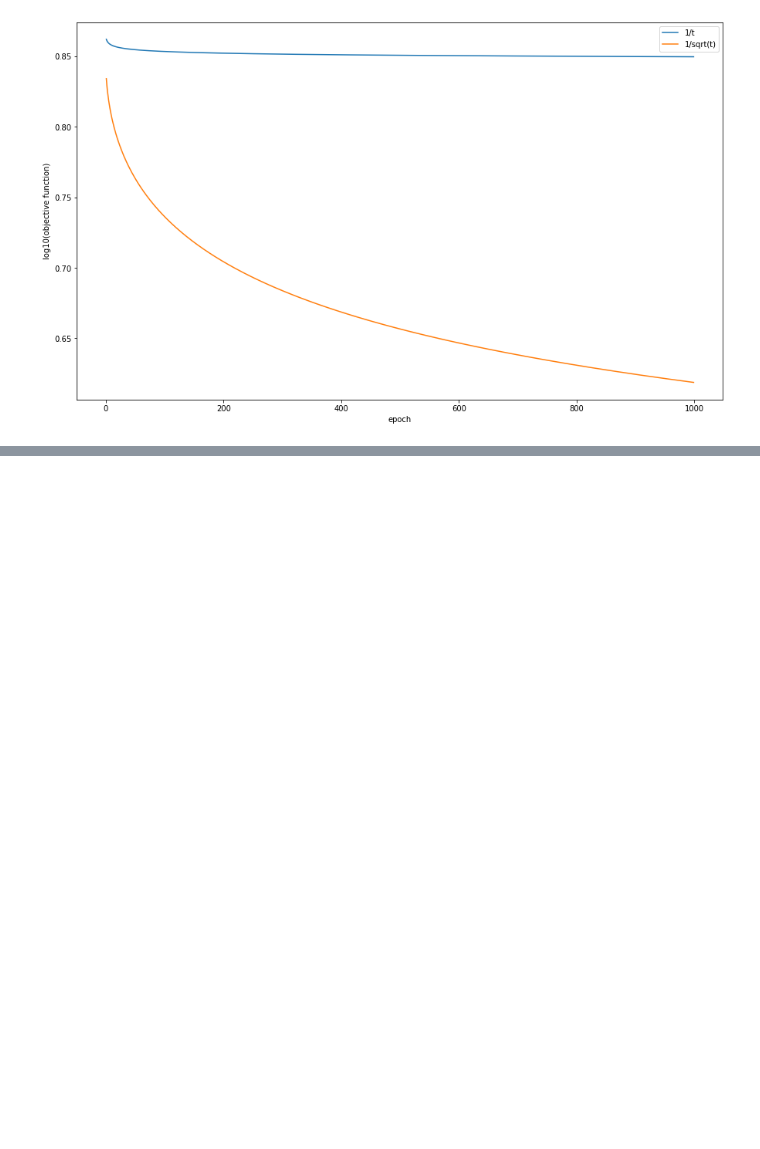
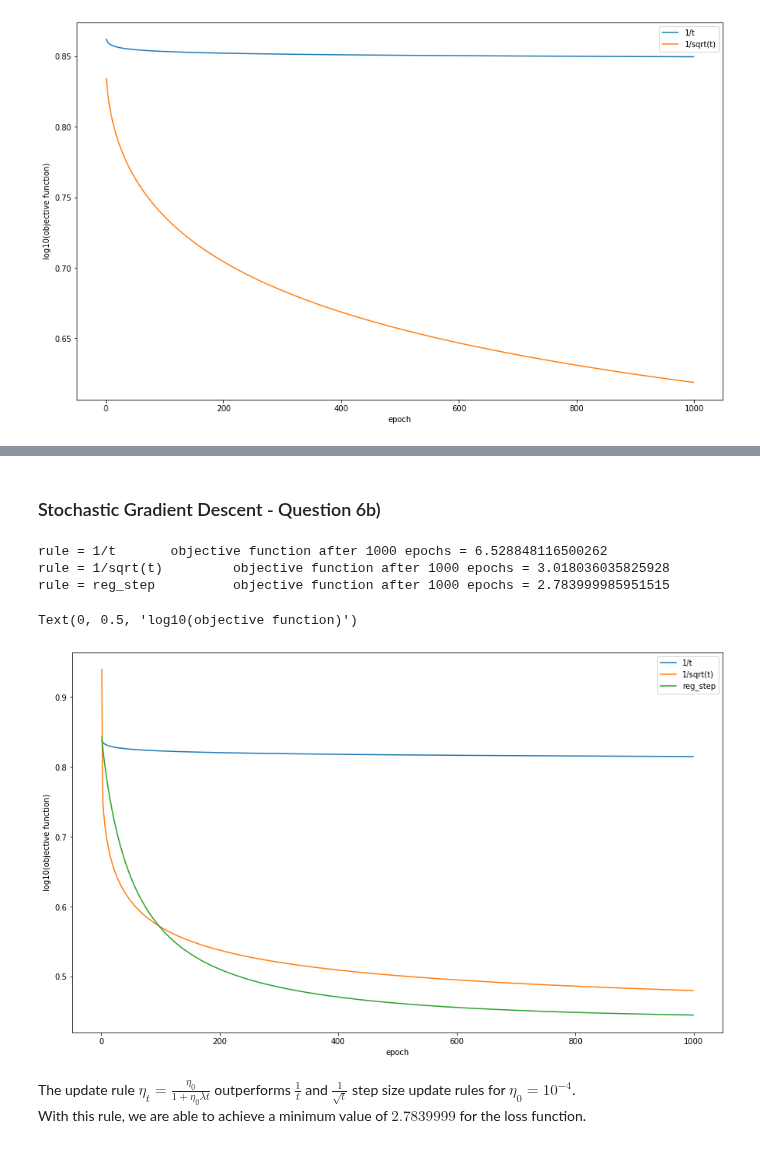
Before and after one commit to nikhilvsupekar/ml-algorithms, a Jupyter notebook: notebooks/hw2_gd_regression.ipynb, the cells around one changed output, grey strips where cells are left out. Drawn from its saved outputs; the diff is of its cells as text; code cells hidden in the pictures; blank space fills up the shorter version.

```diff
--- a/notebooks/hw2_gd_regression.ipynb
+++ b/notebooks/hw2_gd_regression.ipynb
@@ -830,0 +912,2 @@ Text(0, 0.5, 'log10(objective function)')
+# %% [markdown]
+### Stochastic Gradient Descent - Question 6b)
@@ -830,0 +973,31 @@ Text(0, 0.5, 'log10(objective function)')
+# %%
+num_epoch = 1000
+fig, ax = plt.subplots(figsize = (15, 9))
+EPOCH_LIST = list(range(1, num_epoch))
+STEP_RULES = ['1/t', '1/sqrt(t)', 'reg_step']
+LAMBDA_OPT = 10**-1.495
+
+for rule in STEP_RULES:
+    train_theta, train_loss = stochastic_grad_descent_2(X_train, y_train, alpha=rule, \
+                                lambda_reg=LAMBDA_OPT, num_epoch=num_epoch, C = 0.005, eta = 10**-4)
+    costs = []
+
+    for epoch in EPOCH_LIST:
+        theta_epoch = train_theta[epoch, -1, :]
+        costs.append(compute_regularized_square_loss(X_train, y_train, theta_epoch, LAMBDA_OPT))
+
+    print('rule = {} \t objective function after 1000 epochs = {}'.format(rule, costs[-1]))
+    ax.plot(EPOCH_LIST, np.log10(costs), label = rule)
+
+ax.legend()
+plt.xlabel('epoch')
+plt.ylabel('log10(objective function)')
+# %% [output]
+rule = 1/t       objective function after 1000 epochs = 6.528848116500262
+rule = 1/sqrt(t)         objective function after 1000 epochs = 3.018036035825928
+rule = reg_step          objective function after 1000 epochs = 2.783999985951515
+Text(0, 0.5, 'log10(objective function)')
+[figure, added]
+# %% [markdown]
+The update rule $\eta_t = \frac{\eta_0}{1+\eta_0 \lambda t}$ outperforms $\frac{1}{t}$ and $\frac{1}{\sqrt t}$ step size update rules for $\eta_0 = 10^{-4}$. <br>
+With this rule, we are able to achieve a minimum value of $2.7839999$ for the loss function.
```
Also changed, not shown: parts of 4 cells of this notebook.
